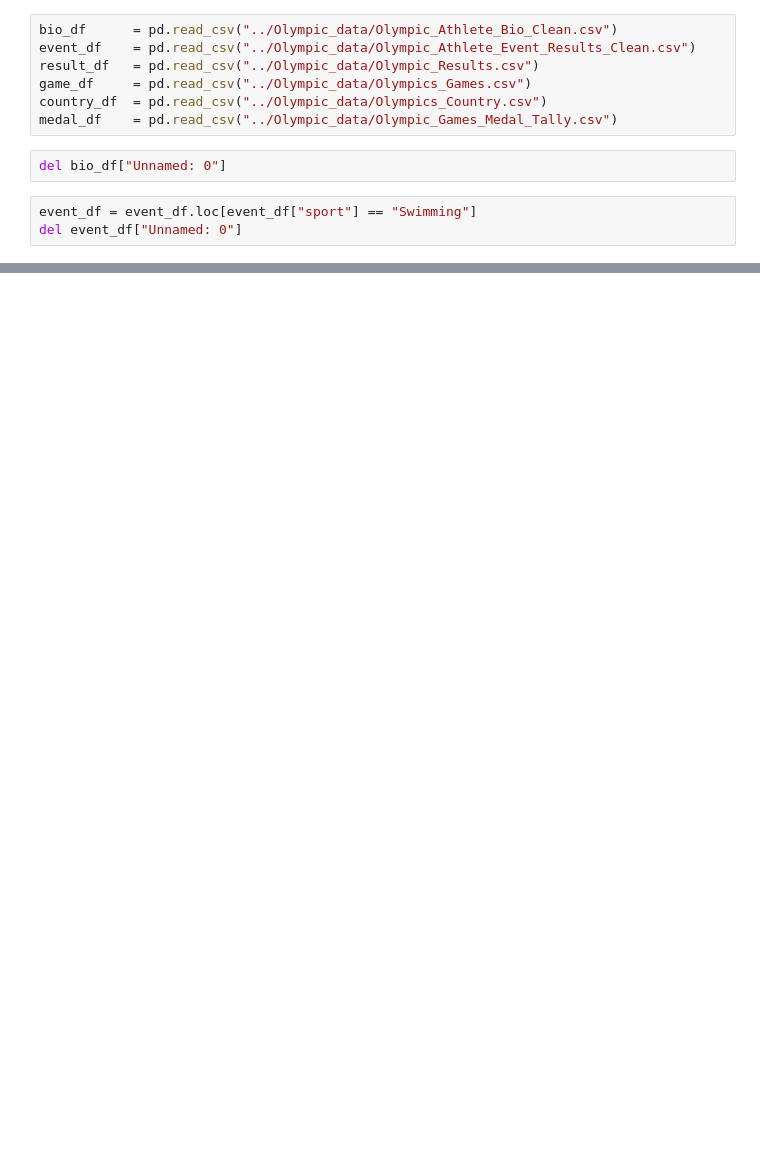
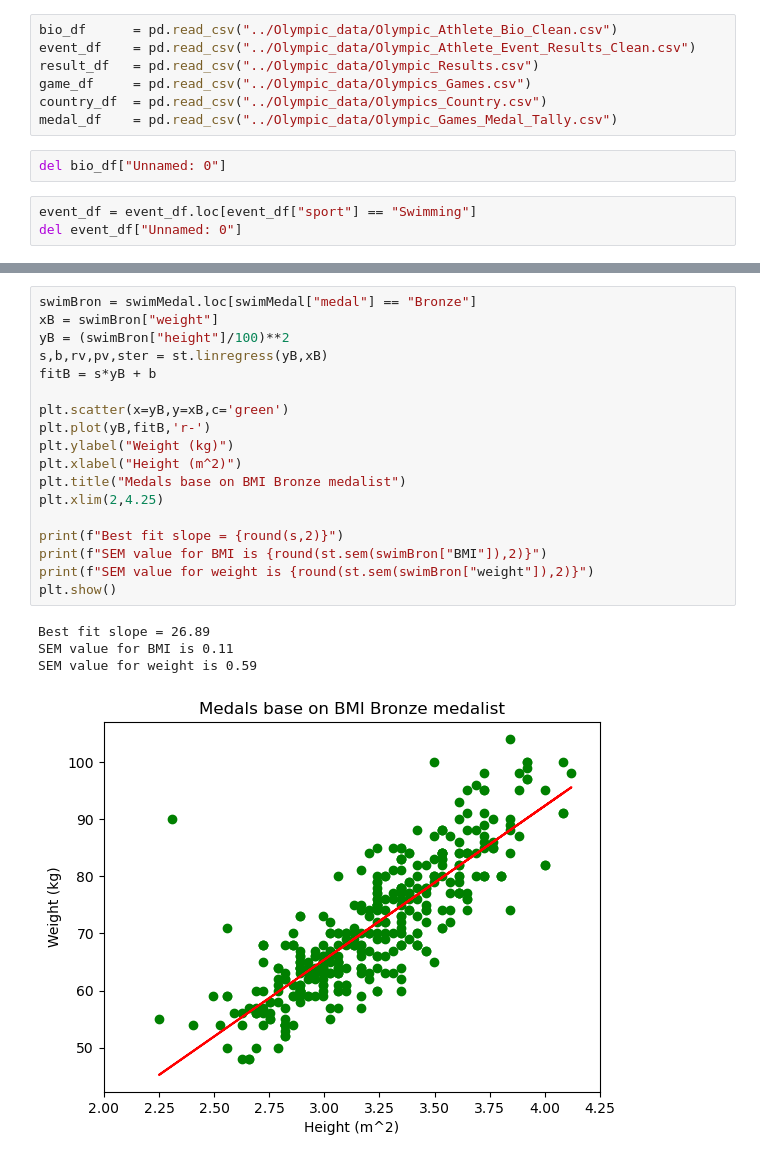
Before and after one commit to kylechou2873/SMU-Project1, a Jupyter notebook: KyleC_Swim/dataRead.ipynb, the cells around one changed output, grey strips where cells are left out. Cells and saved outputs as stored; diff of their text form; blank space fills up the shorter version.

```diff
--- a/KyleC_Swim/dataRead.ipynb
+++ b/KyleC_Swim/dataRead.ipynb
@@ -72,0 +111,23 @@ plt.show()
+# %%
+swimBron = swimMedal.loc[swimMedal["medal"] == "Bronze"]
+xB = swimBron["weight"]
+yB = (swimBron["height"]/100)**2
+s,b,rv,pv,ster = st.linregress(yB,xB)
+fitB = s*yB + b
+
+plt.scatter(x=yB,y=xB,c='green')
+plt.plot(yB,fitB,'r-')
+plt.ylabel("Weight (kg)")
+plt.xlabel("Height (m^2)")
+plt.title("Medals base on BMI Bronze medalist")
+plt.xlim(2,4.25)
+
+print(f"Best fit slope = {round(s,2)}")
+print(f"SEM value for BMI is {round(st.sem(swimBron["BMI"]),2)}")
+print(f"SEM value for weight is {round(st.sem(swimBron["weight"]),2)}")
+plt.show()
+# %% [output]
+Best fit slope = 26.89
+SEM value for BMI is 0.11
+SEM value for weight is 0.59
+[figure, added]
```
Also changed, not shown: parts of 10 cells of this notebook.
